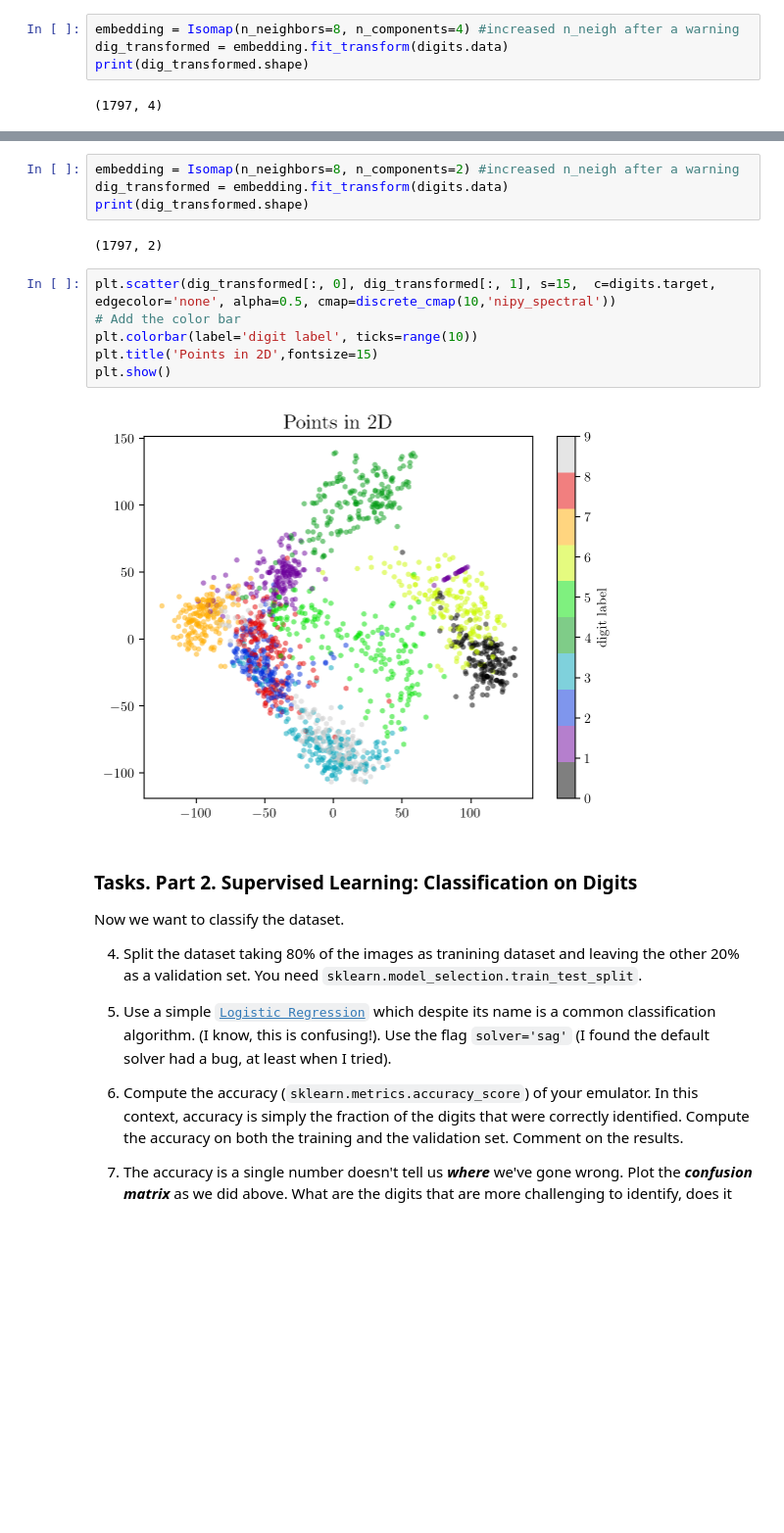
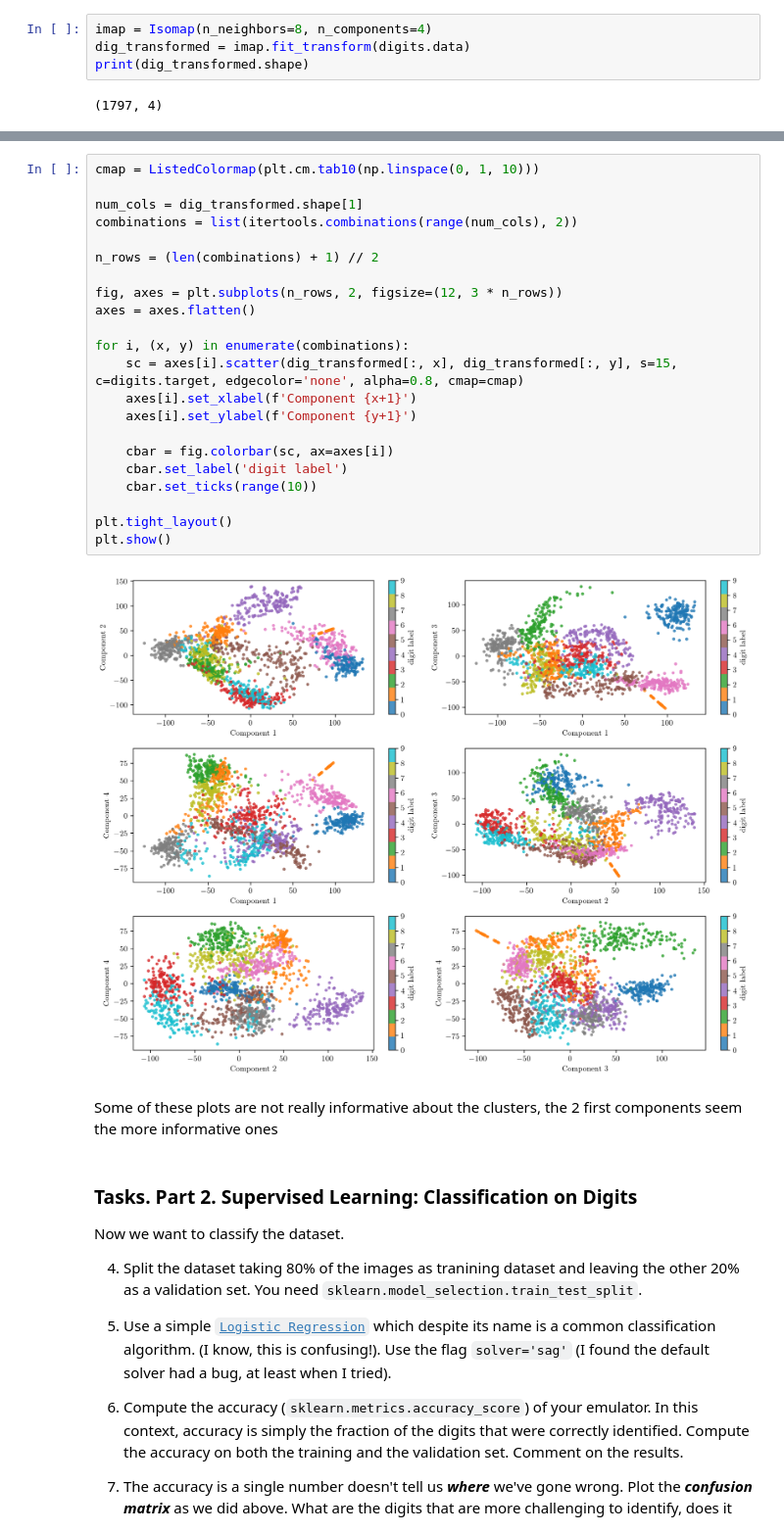
Before and after one commit to ludovicarbone/astrostatistics_bicocca_2024, a Jupyter notebook: working/L13_es.ipynb, the cells around one changed output, grey strips where cells are left out. Shown at 98% size. Cells and saved outputs as stored; diff of their text form; blank space fills up the shorter version.

```diff
--- a/working/L13_es.ipynb
+++ b/working/L13_es.ipynb
@@ -74,8 +75,8 @@ We'd like to visualize our points within the 64-dimensional parameter space, but
 
 *Note*. Isomap is very recent. It was introduced by [Tenenbaum et al (2000)](https://www.science.org/doi/10.1126/science.290.5500.2319) ---a paper that has something like $1.5\times 10^4$ [citations](https://scholar.google.com/scholar?hl=en&as_sdt=0%2C5&q=a+global+geometric+framework+for+nonlinear+dimensionality+reduction&btnG=).
 # %%
-embedding = Isomap(n_neighbors=8, n_components=4) #increased n_neigh after a warning
-dig_transformed = embedding.fit_transform(digits.data)
+imap = Isomap(n_neighbors=8, n_components=4)
+dig_transformed = imap.fit_transform(digits.data)
 print(dig_transformed.shape)
 # %% [output]
 (1797, 4)
@@ -110,17 +83,29 @@ plt.show()
-# %%
-embedding = Isomap(n_neighbors=8, n_components=2) #increased n_neigh after a warning
-dig_transformed = embedding.fit_transform(digits.data)
-print(dig_transformed.shape)
-# %% [output]
-(1797, 2)
-# %%
-plt.scatter(dig_transformed[:, 0], dig_transformed[:, 1], s=15,  c=digits.target, edgecolor='none', alpha=0.5, cmap=discrete_cmap(10,'nipy_spectral'))
-# Add the color bar
-plt.colorbar(label='digit label', ticks=range(10))
-plt.title('Points in 2D',fontsize=15)
-plt.show()
-# %% [output]
-[figure, removed]
+# %%
+cmap = ListedColormap(plt.cm.tab10(np.linspace(0, 1, 10)))
+
+num_cols = dig_transformed.shape[1]
+combinations = list(itertools.combinations(range(num_cols), 2))
+
+n_rows = (len(combinations) + 1) // 2
+
+fig, axes = plt.subplots(n_rows, 2, figsize=(12, 3 * n_rows))
+axes = axes.flatten()
+
+for i, (x, y) in enumerate(combinations):
+    sc = axes[i].scatter(dig_transformed[:, x], dig_transformed[:, y], s=15, c=digits.target, edgecolor='none', alpha=0.8, cmap=cmap)
+    axes[i].set_xlabel(f'Component {x+1}')
+    axes[i].set_ylabel(f'Component {y+1}')
+
+    cbar = fig.colorbar(sc, ax=axes[i])
+    cbar.set_label('digit label')
+    cbar.set_ticks(range(10))
+
+plt.tight_layout()
+plt.show()
+# %% [output]
+[figure, added]
+# %% [markdown]
+Some of these plots are not really informative about the clusters, the 2 first components seem the more informative ones
 # %% [markdown]
 ### Tasks. Part 2. Supervised Learning: Classification on Digits
 
```
Also changed, not shown: parts of 12 cells of this notebook.
